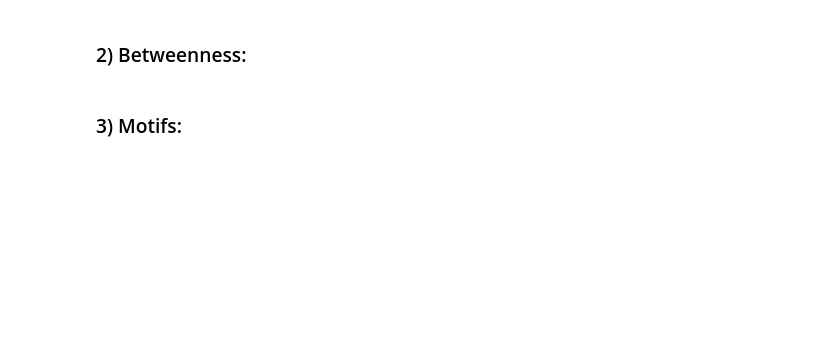
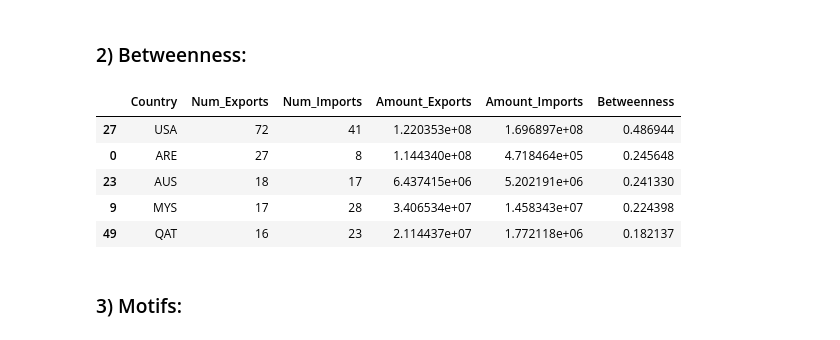
Before and after one commit to eduardgamez/Social-Computing-Analysis, a Jupyter notebook: notebooks/graph_metrics.ipynb, the cells around one changed output. Saved outputs shown, nothing was run; the diff lists cells and outputs as text; code cells hidden in the pictures; blank space fills up the shorter version.

```diff
--- a/notebooks/graph_metrics.ipynb
+++ b/notebooks/graph_metrics.ipynb
@@ -15,6 +130,30 @@ graph = nx.read_gexf(BASE_DIR / "notebooks" / "world_trade_network.gexf")
 ### 2) Betweenness:
 # %%
 # 2.1) Betweenness analysis:
+
+# Here we must consider something important - the betweenness centrality calculates the number
+# of minimum paths in an specific node. The thing is that this minimum path is calculated according to
+# the weights, so that an edge which presents a huge flow of goods would be considered as a "path with huge cost",
+# but we know that in economy it means the opposite. Thus, we will be using the inverse of the weight as the distance:
+
+for u, v, d in graph.edges(data=True):
+    # We add a minuscule value (1e-6) to avoid divisions by zero in case any weight is 0:
+    graph[u][v]['distance'] = 1 / (d['weight'] + 1e-6)
+
+# Calculate the betweennes centrality considering the "distance" as the weight:
+betweenness = nx.betweenness_centrality(graph, weight='distance', normalized=True)
+
+# Save it in the metrics DataFrame:
+df_metrics['Betweenness'] = df_metrics['Country'].map(betweenness)
+
+df_metrics.sort_values(by='Betweenness', ascending=False).head(5)
+# %% [output]
+|  | Country | Num_Exports | Num_Imports | Amount_Exports | Amount_Imports | Betweenness |
+| 27 | USA | 72 | 41 | 1.220353e+08 | 1.696897e+08 | 0.486944 |
+| 0 | ARE | 27 | 8 | 1.144340e+08 | 4.718464e+05 | 0.245648 |
+| 23 | AUS | 18 | 17 | 6.437415e+06 | 5.202191e+06 | 0.241330 |
+| 9 | MYS | 17 | 28 | 3.406534e+07 | 1.458343e+07 | 0.224398 |
+| 49 | QAT | 16 | 23 | 2.114437e+07 | 1.772118e+06 | 0.182137 |
 # %% [markdown]
 ### 3) Motifs:
 # %%
```
Also changed, not shown: parts of 7 cells of this notebook.
